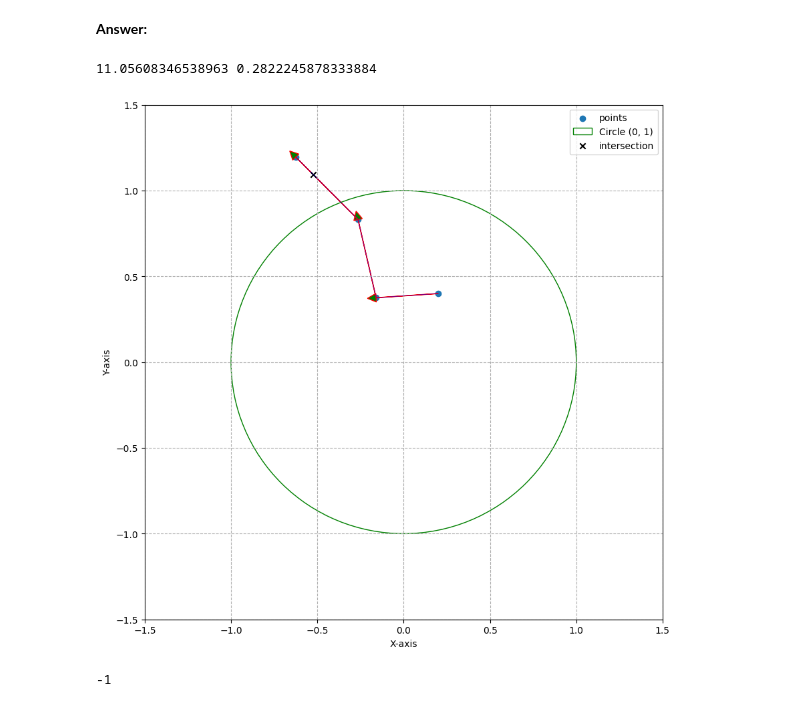
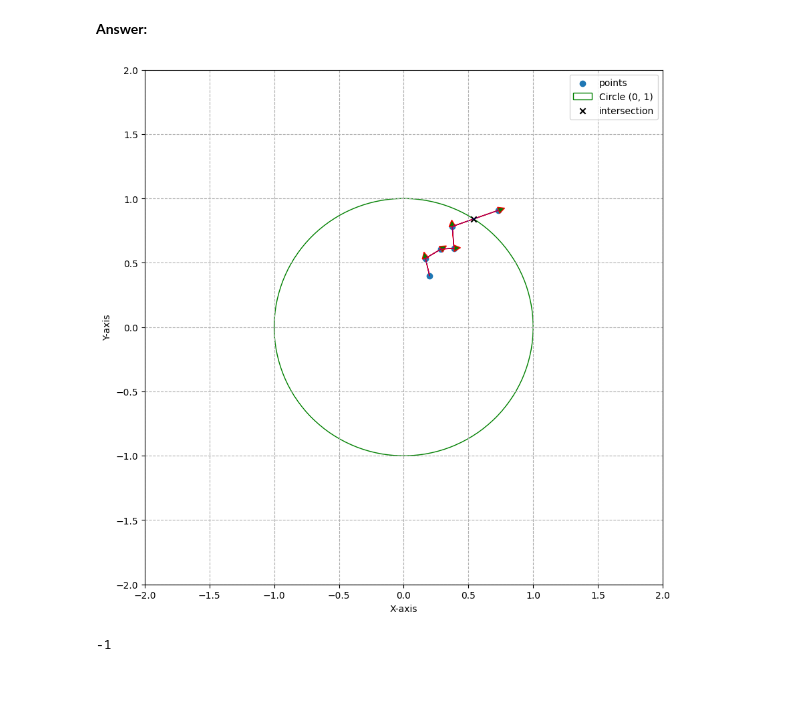
Before and after one commit to matthieuPaolo/python_sdia, a Jupyter notebook: Labs/Lab3/lab3.ipynb, the cells around one changed output. Drawn from its saved outputs; the diff is of its cells as text; code cells hidden in the pictures.

```diff
--- a/Labs/Lab3/lab3.ipynb
+++ b/Labs/Lab3/lab3.ipynb
@@ -86,25 +86,29 @@ def brownian_motion(niter, x, step, rng):
     W1_new=w[i-1][1]+(step**(1/2))*b
     w.append([W0_new,W1_new])
     if norm(w[i]) > 1:
-      A_B=[w[i-1][0]-w[i][0],w[i-1][1]-w[i][1]]
-      X2=norm(A_B)
-      X1= 2*(w[i][0]*w[i-1][0]+w[i][0]*w[i-1][0]) - 2*norm(w[i])
-      X0= norm(w[i]) -1
+      a=(w[i][1]-w[i-1][1])/(w[i][0]-w[i-1][0])
+      b= w[i][1]-a*w[i][0]
+      X2=(a*a+1)
+      X1= 2*a*b
+      X0= b*b-1
       polynome=np.poly1d([X2,X1,X0])
-      alpha= np.roots(polynome)
-      print(np.real(alpha[0]),np.real(alpha[1]))
-      alpha=np.real(alpha[1])
-      P=[(1-alpha)*w[i][0]+alpha*w[i-1][0],(1-alpha)*w[i][1]+alpha*w[i-1][1]]
+      x= np.roots(polynome)
+      if ((w[i][0] <= x[0]) and (x[0] <= w[i-1][0])) or (w[i-1][0] <= x[0]) and (x[0] <= w[i][0]) :
+        x=x[0]
+      else :
+        x=x[1]
+      y=a*x+b
+      P=[x,y]
       return w,P
+  return w,[None,None]
 # %%
 import matplotlib.pyplot as plt
 import numpy as np
-w,P=brownian_motion(100,np.array([[0.2,0.4]]),0.1,rng)
+w,P=brownian_motion(1000,np.array([[0.2,0.4]]),0.01,rng)
 # Your list of vectors (replace this with your actual list)
 vectors = w
 # Convert the list of vectors to a NumPy array for easier manipulation
 vectors = np.array(vectors)
-
 # Initialize the starting position as a float64 array
 
 
@@ -127,37 +131,36 @@ plt.figure(figsize=(10, 10))
 # Create a scatter plot for the points
 plt.scatter(trajectory_x, trajectory_y, label='points', marker='o')
 
 # Add lines connecting the points on the trajectory
 plt.plot(trajectory_x, trajectory_y, linestyle='-', color='blue', linewidth=0.5, alpha=0.7)
 
 # Add arrows to indicate the direction of the trajectory
 for i in range(len(arrow_directions)-1):
     plt.arrow(trajectory_x[i], trajectory_y[i],trajectory_x[i+1]-trajectory_x[i],trajectory_y[i+1]-trajectory_y[i],
         head_width=0.05, head_length=0.05, fc='green', ec='red'
     )
 
 # Add a circle centered at (0, 1)
 circle = plt.Circle((0, 0), 1, color='green', fill=False, label='Circle (0, 1)')
 plt.gca().add_patch(circle)
 #display point p of intersection
 plt.scatter(P[0], P[1], c='black', marker='x', label='intersection')
 
 # Add labels to the axes
 plt.xlabel('X-axis')
 plt.ylabel('Y-axis')
 
 # Set axis limits based on the trajectory
-plt.xlim(-1.5, 1.5)
-plt.ylim(-1.5, 1.5)
+plt.xlim(-2, 2)
+plt.ylim(-2, 2)
 plt.grid(linestyle = "--", zorder = 1)
 # Show the plot with a legend
 plt.legend()
 
 # Show the plot
 plt.show()
 # %% [output]
-11.05608346538963 0.2822245878333884
-[figure, old version]
+[figure, new version]
 # %%
 np.sign(-2)
 # %% [output]
```
